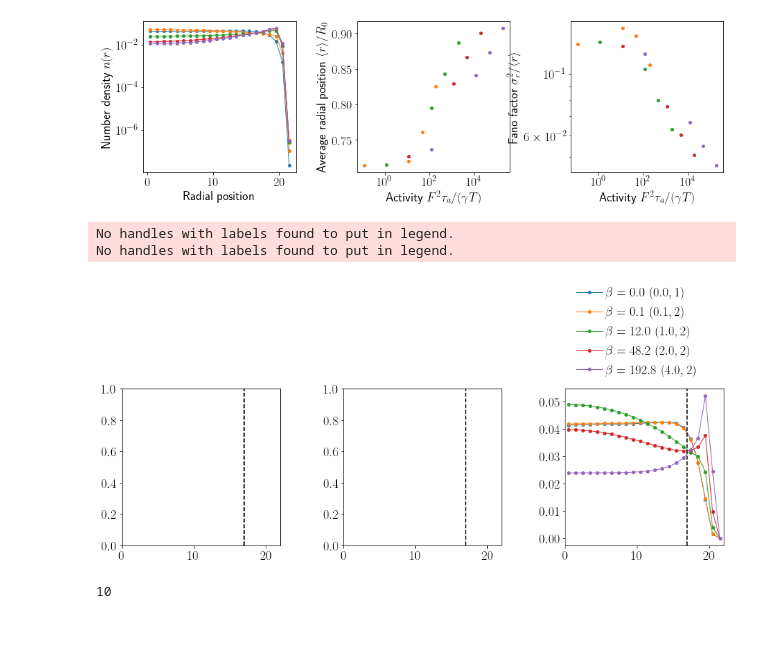
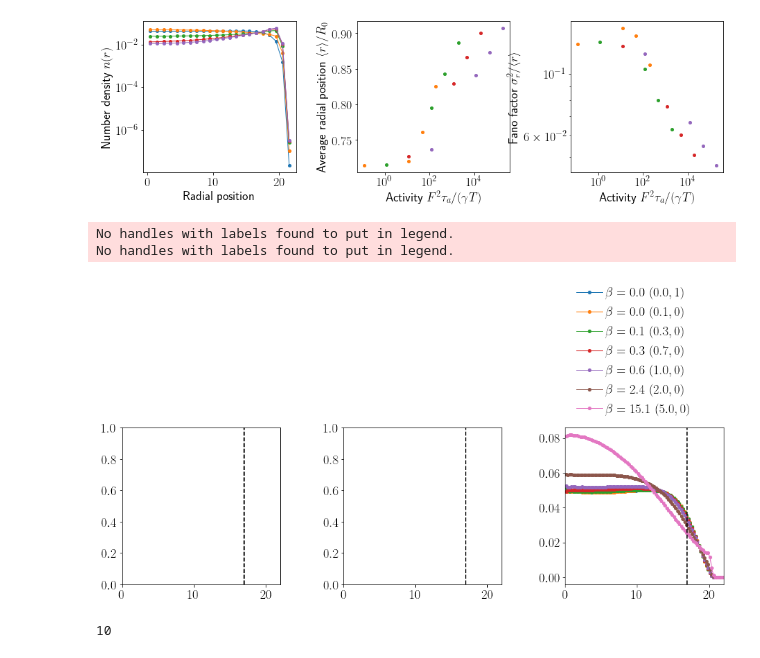
Before and after one commit to s-brahmachari/Active-noise-simulations, a Jupyter notebook: analysis_codes/plot-RDP.ipynb, the cells around one changed output. Saved outputs shown, nothing was run; the diff lists cells and outputs as text; code cells hidden in the pictures; blank space fills up the shorter version.

Commit message:
plot  results

```diff
--- a/analysis_codes/plot-RDP.ipynb
+++ b/analysis_codes/plot-RDP.ipynb
@@ -145,7 +145,7 @@ fig,axes=plt.subplots(1,3,figsize=(15,4),gridspec_kw={'wspace':0.4, 'hspace':0.4
 
 # [[ax1,ax2],[ax3,ax4]]=axes
 [ax1,ax2,ax3]=axes
-ind=3
+ind=4
 
 norm = mpl.colors.Normalize(vmin=0, vmax=0.6)
 cmap = cm.gist_rainbow
@@ -157,7 +157,7 @@ betas=[]
 w=0
 
 fpath='../../data/ChrmAB_N500_R010_lowLC/RDP/'
-fpath='../../data/SAC/RDP/'
+fpath='../../data/SAC_exp/RDP/'
 
 for fname in os.listdir(fpath):
     if '.npz' in fname and 'RadNumDens' in fname:# and 'rep2' in fname:
@@ -174,7 +174,7 @@ for fname in os.listdir(fpath):
         npzfile=np.load(fpath+fname)
         beta=F**2*Ta/(0.1*T*0.0083)
 
-        if F==0 or Ta==2:#F==0.0 or (F==3 and (Ta==1 or Ta==100)):
+        if F==0 or Ta==0.1:#F==0.0 or (F==3 and (Ta==1 or Ta==100)):
             if 'RadNumDens_A' in fname:
                 ax1.plot(npzfile['bins'],npzfile['hist'], '.-',label='$F={:.1f},{:.1f}$'.format(beta,F),lw=1)
 
@@ -189,34 +189,34 @@ for fname in os.listdir(fpath):
 
 for axi in axes.flatten():
     axi.axvline(R0-3,c='k',ls='--')
     axi.set_xlim(0,R0+2)
     axi.legend(loc='lower left', bbox_to_anchor=(0,1))
 
 # ax1.set_xlabel('Radial position')
 # ax1.set_ylabel('Number density $n(r)$')
 # # ax1.set_ylim([1e-7,1e-3])
 # ax1.semilogy()
 # # ax1.loglog()
 
 
 
 # ax2.set_ylabel('Average radial position $\\langle r\\rangle/R_0$')
 # ax2.set_xlabel('Activity $F^2\\tau_a/(\\gamma T)$')
 # ax2.semilogx()
 # ax3.loglog()
 # # ax2.set_ylim(0,1)
 # # plt.colorbar(m)
 
 # ax3.set_xlabel('Activity $F^2\\tau_a/(\\gamma T)$')
 # ax3.set_ylabel('Fano factor $\\sigma_r^2/\\langle r\\rangle$')
 
 # ax3.axvline(17,c='k',ls='--')
 
 # fig.savefig('../../plots/Rouse/avg_rad_pos_act.png', dpi=300, bbox_inches='tight')
 # %% [output]
 No handles with labels found to put in legend.
 No handles with labels found to put in legend.
-[figure, old version]
+[figure, new version]
 # %%
 ind=4
 
```
Also changed, not shown: parts of 2 cells of this notebook, 1 other file.
